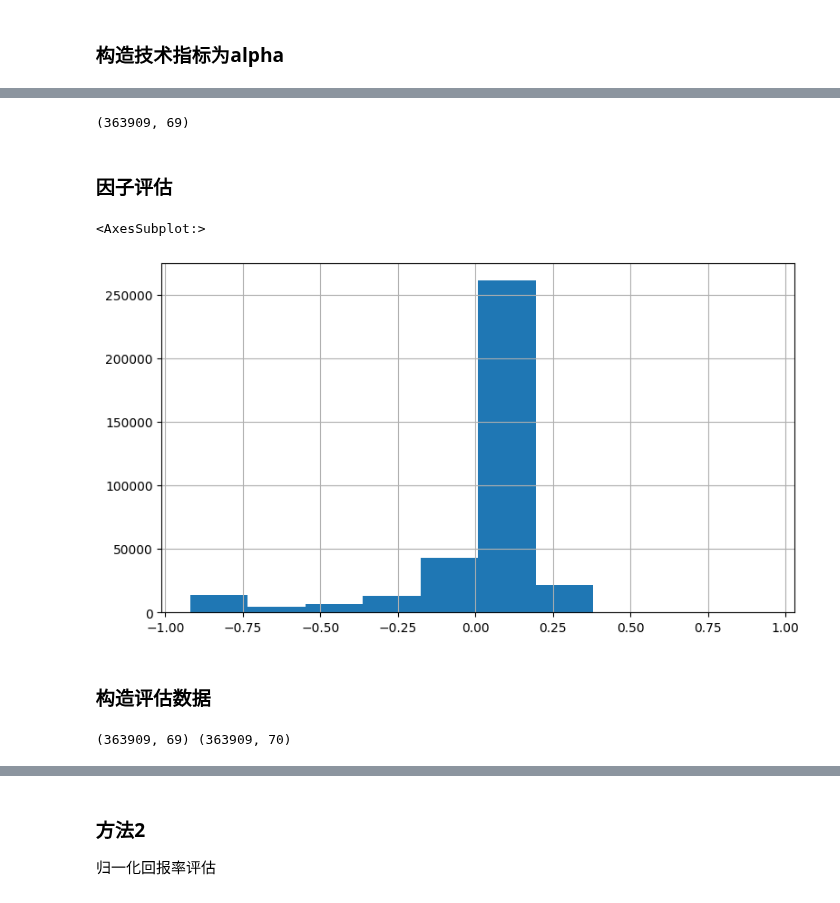
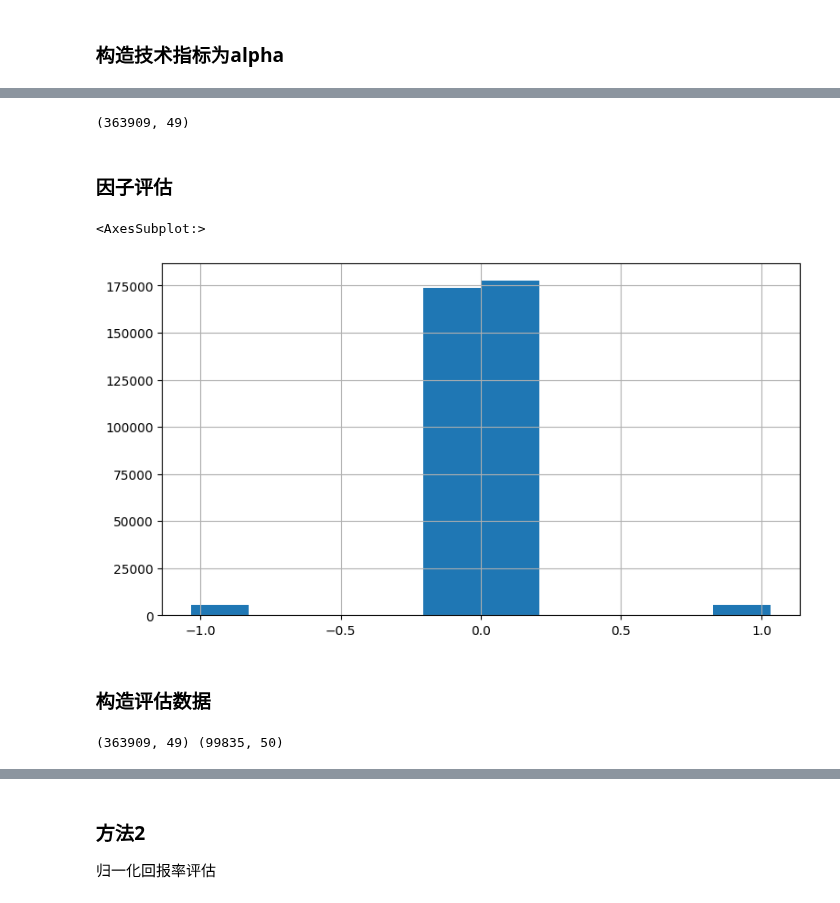
Before and after one commit to JiaRuiming-1/AI-Trading, a Jupyter notebook: alpha_factor/Bitcon_Test.ipynb, the cells around one changed output, grey strips where cells are left out. Cells and saved outputs as stored; diff of their text form; code cells hidden in the pictures.

```diff
--- a/alpha_factor/Bitcon_Test.ipynb
+++ b/alpha_factor/Bitcon_Test.ipynb
@@ -387,21 +288,21 @@ universe.reset_index().to_feather('bitcoin_data/factors_20220301_20230527.feathe
 # %%
-universe = pd.read_feather('bitcoin_data/factors_20220301_20230527.feather')
+universe = pd.read_feather('bitcoin_data/factors_20220301_20230529.feather')
 universe = universe.set_index(['date']).sort_values(by=['date', 'ts_code'])
-universe = universe.loc[universe.index<='2023-05-25 23:00:00']
 universe.shape
 # %% [output]
-(363909, 69)
+(363909, 49)
 # %% [markdown]
 ### 因子评估
+# %%
+negative_field = [#'alpha_wt','alpha_rsi', 'alpha_srsi','alpha_t1', 'alpha_t3',
+                  'alpha_029', 'alpha_078',  'alpha_112', 'alpha_131']
+universe[negative_field] = -universe[negative_field]
 # %%
 factor_names = [
-        'alpha_kama2','alpha_atr', 'alpha_wt', 'alpha_wtr', 'alpha_cci', 'alpha_srsi','alpha_rsi',
-        'alpha_ppo', 'alpha_supertrend', 'alpha_kama', 'alpha_t1', 'alpha_t2', 'alpha_t3', 'alpha_t4',
-        'alpha_026', 'alpha_007', 'alpha_009', 'alpha_010', 'alpha_077', 'alpha_101', 'alpha_111',
-        'alpha_012', 'alpha_015', 'alpha_016', 'alpha_017', 'alpha_018',
-        'alpha_019', 'alpha_021', 'alpha_029', 'alpha_022', 'alpha_028',
-        'alpha_044', 'alpha_078', 'alpha_083', 'alpha_112', 'alpha_040',
-        'alpha_089', 'alpha_110', 'alpha_122', 'alpha_176', 'alpha_190'
+        'alpha_wt','alpha_cci', 'alpha_srsi', 'alpha_rsi',
+        'alpha_t1', 'alpha_t2', 'alpha_t3', 'alpha_t4',
+        'alpha_077', 'alpha_006', 'alpha_007', 'alpha_008', 'alpha_012', 'alpha_018', 'alpha_019', 'alpha_021',
+        'alpha_029', 'alpha_061', 'alpha_078', 'alpha_101', 'alpha_111', 'alpha_112', 'alpha_131', 'alpha_176'
         ]
 # %%
 def rescale_(data, zscore_features=factor_names):
@@ -421,26 +322,38 @@ universe = universe.replace([np.inf, -np.inf], np.nan)
 universe = universe.fillna(0.)
 
 universe[factor_names] = universe.groupby('trade_date')[factor_names].apply(rescale_)
-universe[factor_names] = universe[factor_names]/3.3
+universe[factor_names] = universe[factor_names]/3
 universe = universe.sort_values(by=['date','ts_code'])
 # %%
 #universe = universe.loc[universe.index<='2023-05-25 23:00:00']
-universe['alpha_atr'].hist()
+universe['alpha_111'].hist()
 # %% [output]
 <AxesSubplot:>
-[figure, old version]
+[figure, new version]
 # %% [markdown]
 ### 构造评估数据
 # %%
+import random
+universe = universe.sort_values(by=['date','ts_code'])
 all_factors = universe.copy(deep=True)
+start_time = '2022-11-01 00:00:00'
+end_time = '2023-03-01 00:00:00'
+all_factors = all_factors.loc[(all_factors.index>=start_time) & (all_factors.index<=end_time)]
 def return_handle(df):
     df['returns_2'] = df['log-ret'].shift(-1)
+    noise_list = []
+    for i in range(df.shape[0]):
+        noise = abs(random.gauss(0, 0.02))
+        if noise > 0.02:
+            noise=0.005
+        noise_list.append(noise)
+    df['returns_2'] = df['returns_2'] + np.array(noise_list)*df['vwap'].pct_change().shift(-1).fillna(0.)
     return df
 all_factors = all_factors.groupby('ts_code').apply(return_handle)
 all_factors = all_factors.replace([np.inf, -np.inf], np.nan).fillna(0.).sort_values(by=['date', 'ts_code'])
 print(universe.shape, all_factors.shape)
 # %% [output]
-(363909, 69) (363909, 70)
+(363909, 49) (99835, 50)
 # %%
 def keep_top_bottom(df, features, bottom=0.35, top=0.65):
     def cal_(data):
```
Also changed, not shown: parts of 76 cells of this notebook.
